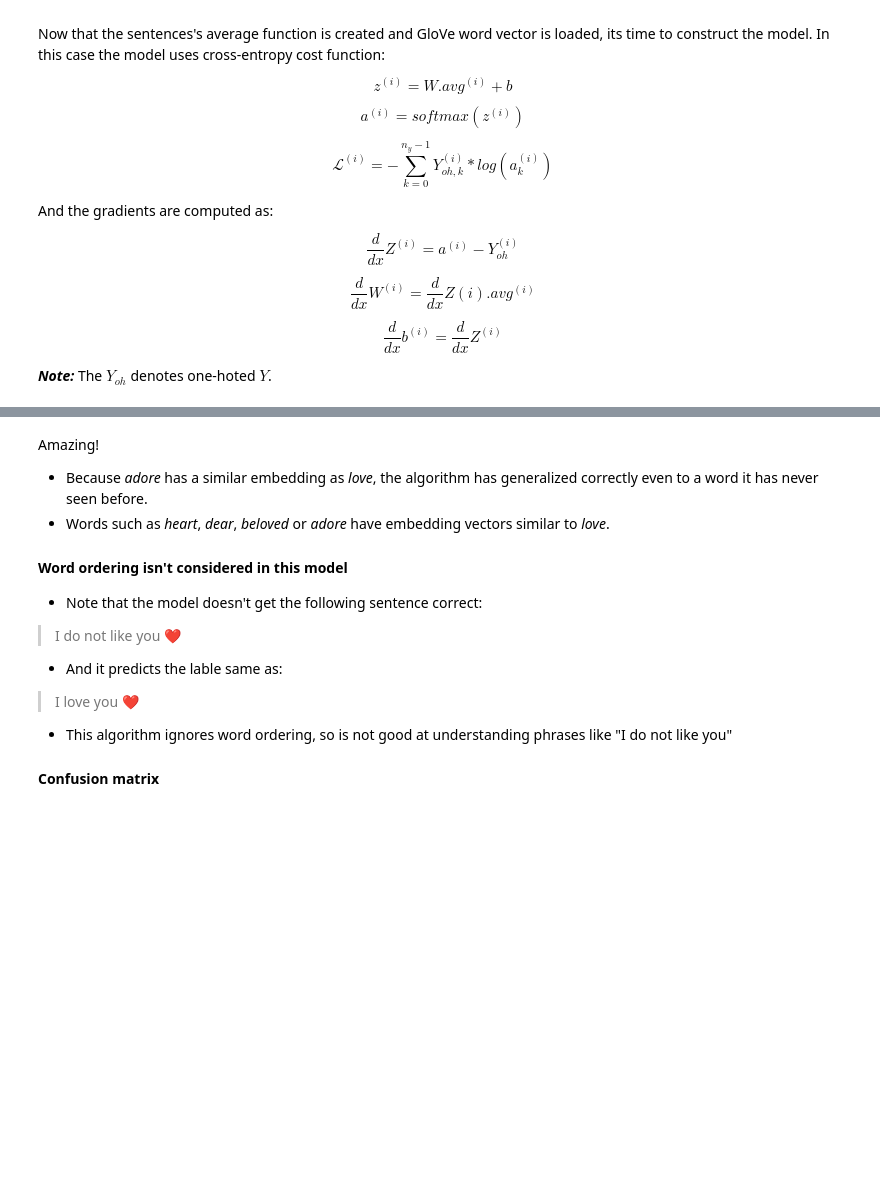
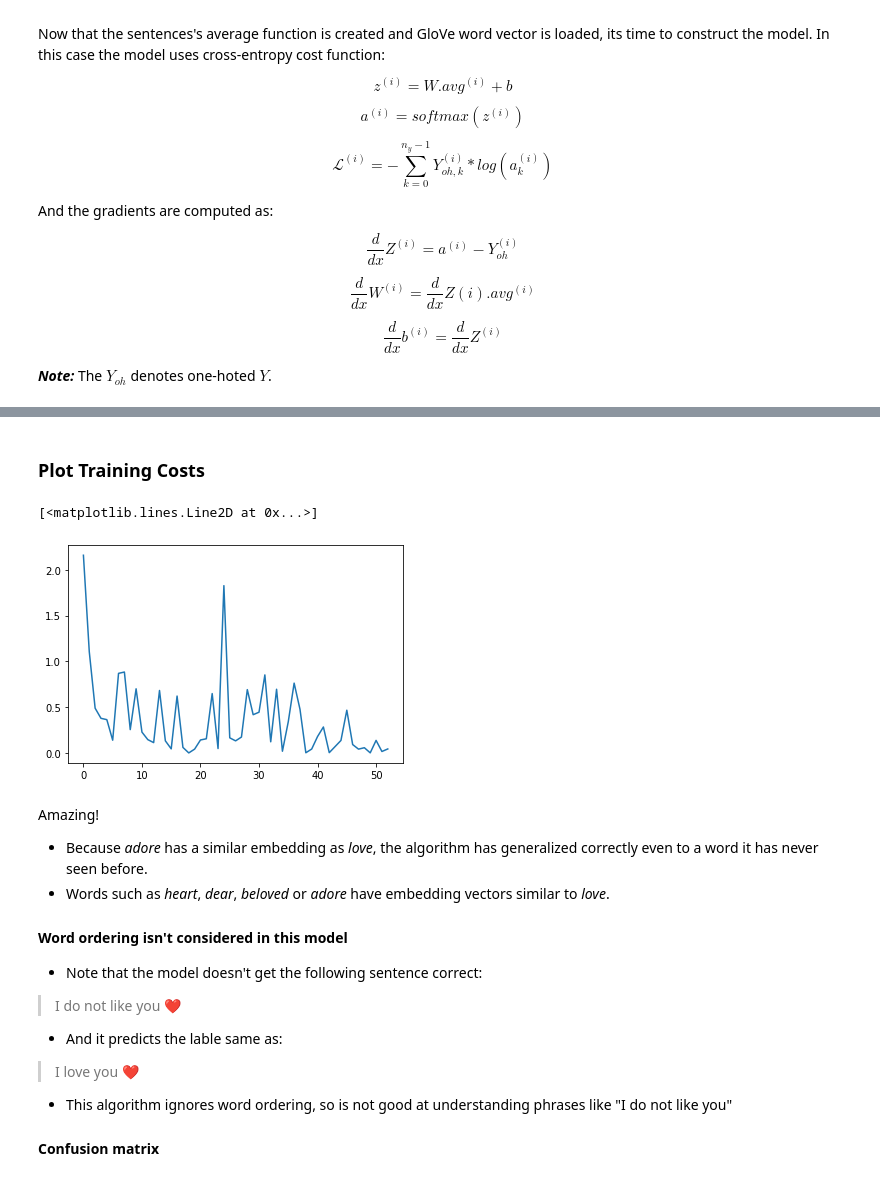
Before and after one commit to FarzamTP/Emojifier, a Jupyter notebook: main.ipynb, the cells around one changed output, grey strips where cells are left out. Cells and saved outputs as stored; diff of their text form; code cells hidden in the pictures; blank space fills up the shorter version.

```diff
--- a/main.ipynb
+++ b/main.ipynb
@@ -163,3 +202,10 @@ print('Test set accuracy: %.5f' % test_acc)
+# %% [markdown]
+### Plot Training Costs
+# %%
+plt.plot(cost_list[::1000])
+# %% [output]
+[<matplotlib.lines.Line2D at 0x...>]
+[figure, added]
 # %%
 def print_predictions(sentences, labels, emoji_dictionary):
     for idx, sentence in enumerate(sentences):
```
Also changed, not shown: parts of 9 cells of this notebook, 1 other file.
